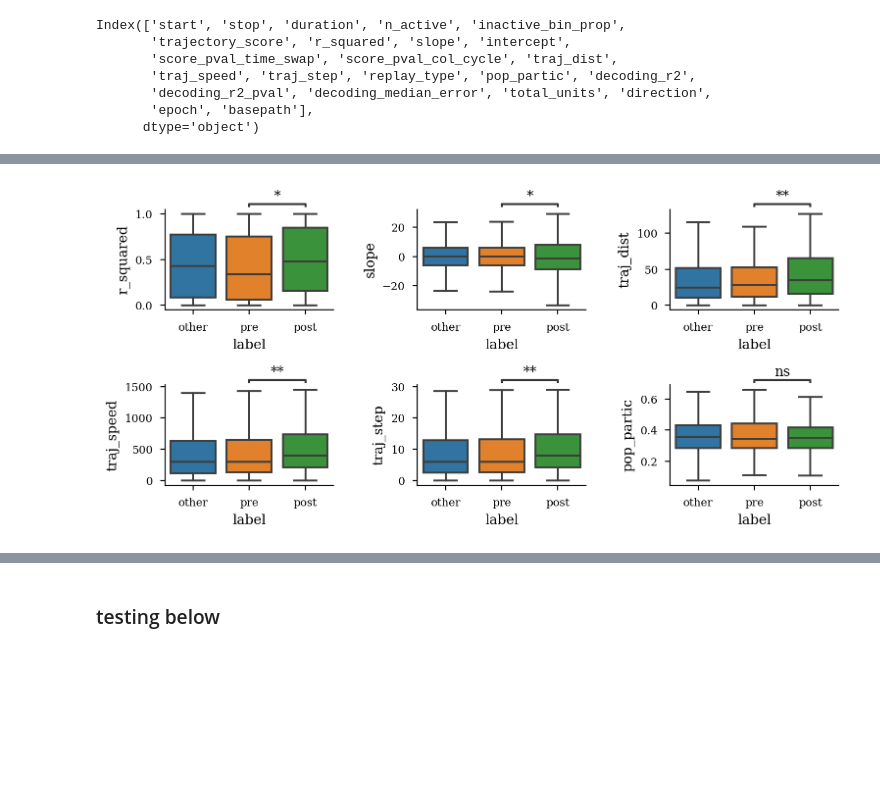
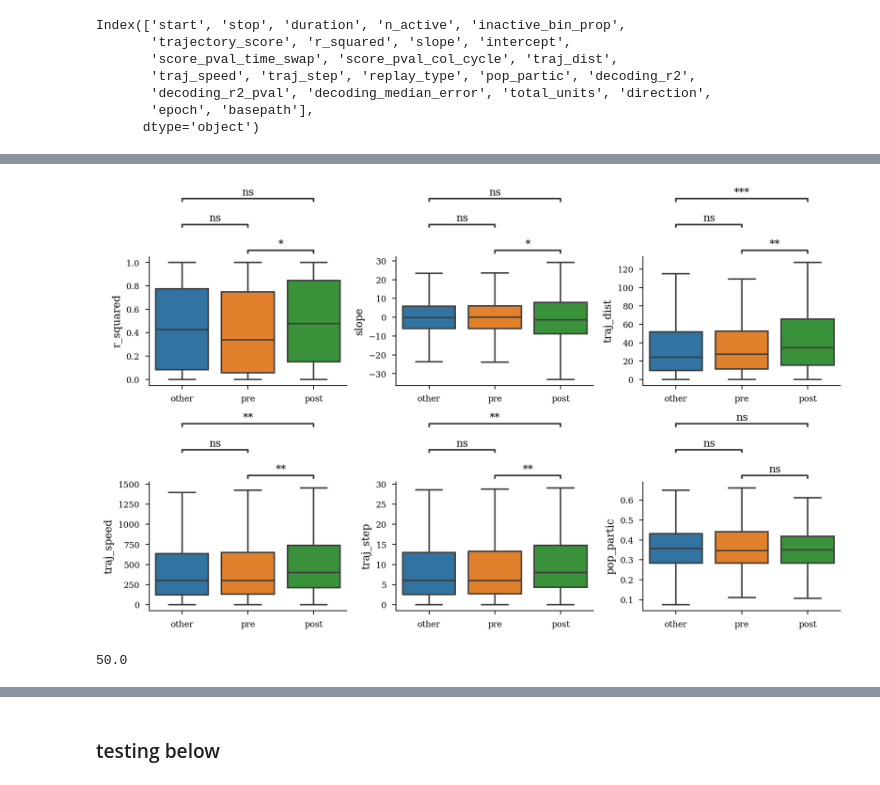
Before and after one commit to ryanharvey1/ad_ied, a Jupyter notebook: scripts/replay/replay_ied.ipynb, the cells around one changed output, grey strips where cells are left out. Saved outputs shown, nothing was run; the diff lists cells and outputs as text; code cells hidden in the pictures; blank space fills up the shorter version.

```diff
--- a/scripts/replay/replay_ied.ipynb
+++ b/scripts/replay/replay_ied.ipynb
@@ -97,7 +95,9 @@ for basepath in df.basepath.unique():
 # %%
 def annotate_this(df,x,y,ax):
     box_pairs = [
-        ("pre", "post")
+        ("pre", "post"),
+        ("other", "pre"),
+        ("other", "post")
     ]
     annotator = Annotator(
         ax,
@@ -127,36 +147,42 @@ annotate_this(results_df.query(query),"label","trajectory_score",plt.gca())
 # %%
 fig, ax = plt.subplots(2,3,
-    figsize=functions.set_size("thesis", fraction=1.5, subplots=(2, 3)),
+    figsize=functions.set_size("thesis", fraction=2, subplots=(2.5, 3)),
     edgecolor=None,
 )
-fig.subplots_adjust(hspace=0.75, wspace=0.5)
+fig.subplots_adjust(hspace=0.75, wspace=0.25)
 ax = ax.ravel()
 
 sns.boxplot(data=results_df.query(query),x="label",y="r_squared",ax=ax[0],showfliers=False)
 # sns.stripplot(data=results_df.query(query),x="label",y="r_squared",color="k",ax=ax[0])
 annotate_this(results_df.query(query),"label","r_squared",ax[0])
 
 sns.boxplot(data=results_df.query(query),x="label",y="slope",ax=ax[1],showfliers=False)
 # sns.stripplot(data=results_df.query(query),x="label",y="slope",color="k",ax=ax[1])
 annotate_this(results_df.query(query),"label","r_squared",ax[1])
 
 sns.boxplot(data=results_df.query(query),x="label",y="traj_dist",ax=ax[2],showfliers=False)
 # sns.stripplot(data=results_df.query(query),x="label",y="traj_dist",color="k",ax=ax[2])
 annotate_this(results_df.query(query),"label","traj_dist",ax[2])
 
 sns.boxplot(data=results_df.query(query),x="label",y="traj_speed",ax=ax[3],showfliers=False)
 # sns.stripplot(data=results_df.query(query),x="label",y="traj_speed",color="k",ax=ax[3])
 annotate_this(results_df.query(query),"label","traj_speed",ax[3])
 
 sns.boxplot(data=results_df.query(query),x="label",y="traj_step",ax=ax[4],showfliers=False)
 # sns.stripplot(data=results_df.query(query),x="label",y="traj_step",color="k",ax=ax[4])
 annotate_this(results_df.query(query),"label","traj_speed",ax[4])
 
 sns.boxplot(data=results_df.query(query),x="label",y="pop_partic",ax=ax[5],showfliers=False)
 # sns.stripplot(data=results_df.query(query),x="label",y="pop_partic",color="k",ax=ax[5])
 annotate_this(results_df.query(query),"label","pop_partic",ax[5])
 
+for ax_ in ax:
+    ax_.set_xlabel("")
 sns.despine()
+
+plt.savefig(r"D:\github\ad_ied\results\other_replay_metrics.pdf",dpi=300,
+    bbox_inches="tight",
+)
 plt.show()
 # %% [output]
-[figure, old version]
+[figure, new version]
@@ -162,0 +205,4 @@ plt.show()
+# %%
+100*.5
+# %% [output]
+50.0
```
Also changed, not shown: parts of 9 cells of this notebook.
